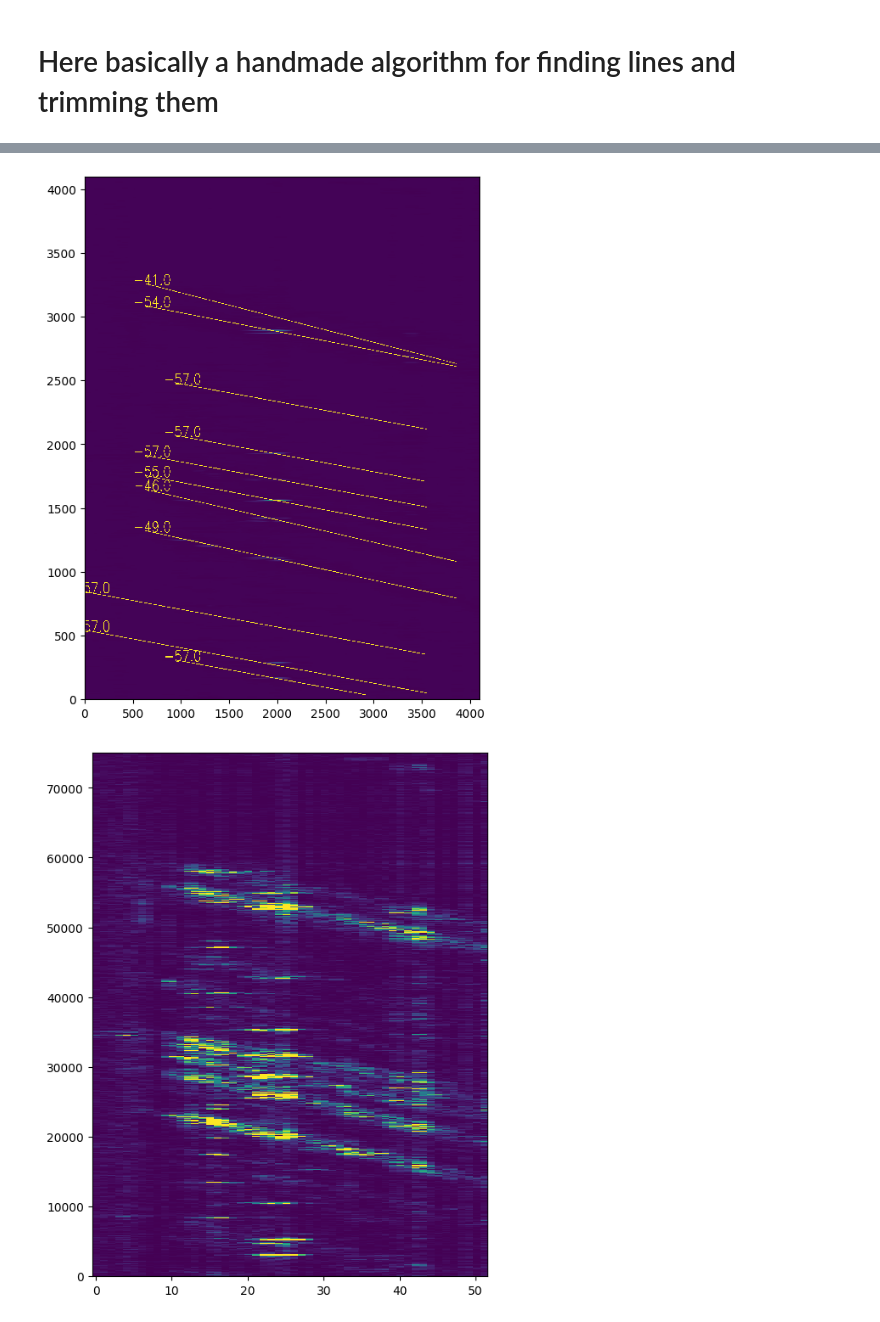
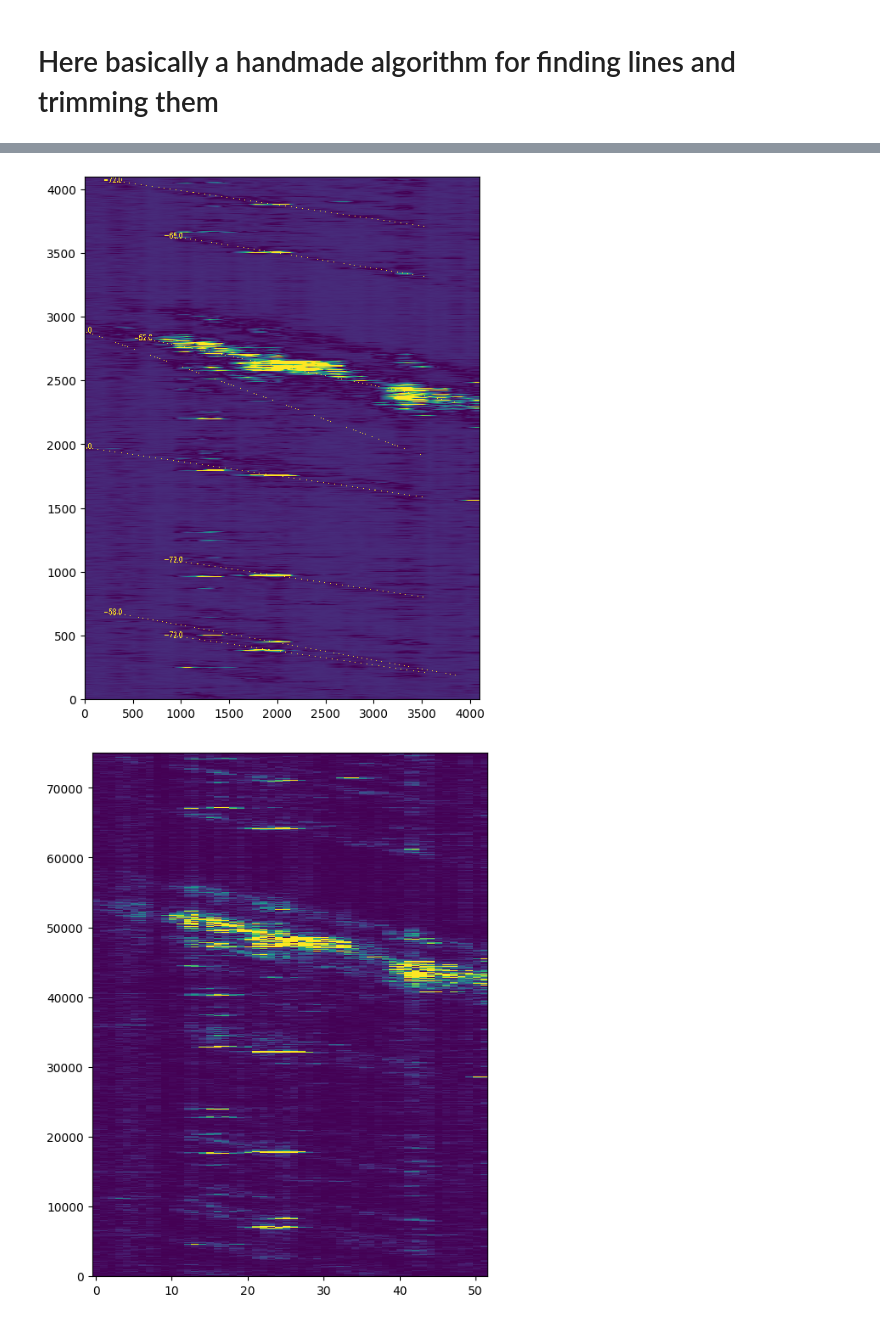
Before and after one commit to Petrerer/cv_project1, a Jupyter notebook: custom_alorithm.ipynb, the cells around one changed output, grey strips where cells are left out. Drawn from its saved outputs; the diff is of its cells as text; code cells hidden in the pictures.

```diff
--- a/custom_alorithm.ipynb
+++ b/custom_alorithm.ipynb
@@ -43,10 +43,11 @@ time_d = dt
 
 data = []
 first_filename = files[0]
-start = files.index('20240507\\092152.npy') + 100
-end = files.index('20240507\\092342.npy') + 100
-# start = files.index('20240507\\092152.npy') + 10
-# end = files.index('20240507\\092342.npy') + 100
+# start = files.index('20240507\\092152.npy')
+# end = files.index('20240507\\092342.npy')
+start = files.index('20240507\\093052.npy')
+end = files.index('20240507\\093242.npy')
+
 for file in files[start:end+1]:
    print(f'Loading file: {file}')
    data.append(np.load(file))
@@ -57,6 +58,7 @@ index = pd.date_range(start=time_start, periods=len(data), freq=f'{dt}s')
 
 columns = np.arange(len(data[0])) * dx
 
+print(columns)
 
 df = pd.DataFrame(data=data, index=index, columns=columns)
 df.shape
@@ -237,5 +244,5 @@ print(np.max(reverted_df),np.min(reverted_df),np.mean(reverted_df))
 # %%
-def detect_vehicles(df, debug=True):
+def detect_vehicles(df, debug=False):
     copy = df.copy()
 
     df_vehicles = pd.DataFrame(copy, index=df.index, columns=df.columns)
@@ -270,6 +277,6 @@ def detect_vehicles(df, debug=True):
         visualize_df(copy, fs=(6,8))
     return centers
 
-vehicle_positions = detect_vehicles(df)
+vehicle_positions = detect_vehicles(reverted_df)
 print(vehicle_positions)
 # %% [output]
@@ -330,7 +336,7 @@ def do_intersect(line1, line2, lengthen=5):
 
     return 0 <= t <= 1 and 0 <= u <= 1
 # %%
-def custom_line_classification(img, positions, resolution, slope_ranges = [(1000,100000),(-100000,-1000)], width_resolution = 3,min_width=5, th_m=3, threshold_line=0.0):
+def custom_line_classification(img, positions, resolution, slope_ranges = [(1000,100000),(-100000,-1000)], width_resolution = 3,min_width=5, th_m=1, threshold_line=0.0):
     if type(img) is pd.DataFrame:
         img = img.values
 
@@ -339,6 +345,8 @@ def custom_line_classification(img, positions, resolution, slope_ranges = [(1000
 
     scores = {}
     slopes = generate_slopes(slope_ranges, resolution_per_range=resolution//len(slope_ranges))
+    # print(1/slopes[0] * distance_d / time_d * 3.6)
+    # print(1/slopes[-1] * distance_d / time_d * 3.6)
     final_lines = []
     positions = sorted(positions, key=lambda x: x[1], reverse=True)
     for i, (position, thickness) in enumerate(positions):
@@ -347,7 +355,6 @@ def custom_line_classification(img, positions, resolution, slope_ranges = [(1000
         x,y = position
         for slope in slopes:
             y_0 = int(y - slope * x)
-
             do_intersected = False
             for line in final_lines:
                 if do_intersect((0, y_0, img.shape[1], y_0 + slope * img.shape[1]),
@@ -388,10 +395,10 @@ def custom_line_classification(img, positions, resolution, slope_ranges = [(1000
         if lines == []:
             continue
         best_line = max(lines, key=lambda x: x[0])
-        print("Best line for vehicle at position", position, "with thickness", thickness, ":", score)
+        # print("Best line for vehicle at position", position, "with thickness", thickness, ":", score)
         # print(np.round((i+1)/len(positions)*100, 2), "%", end='\r')
         if score>threshold_line:
             final_lines.append(best_line)
     return final_lines
 # %%
-ls = custom_line_classification(reverted_df, vehicle_positions, resolution=100, slope_ranges = [(200,400),(-400,-200)], width_resolution=4,min_width=15, threshold_line = 0.002)
+ls = custom_line_classification(reverted_df, vehicle_positions, resolution=100, slope_ranges = [(160,400),(-400,-160)], width_resolution=4,min_width=15, threshold_line = 0.002)
@@ -410,20 +405,20 @@ Best line for vehicle at position (25, 10433) with thickness 414 : 0.0024861065
 # %%
 hx = 4096
 hy = 4096
 dx = reverted_df.shape[1] / hx
 dy = reverted_df.shape[0] / hy
 final_img = cv2.resize(np.abs(reverted_df.values), (hx, hy), interpolation=cv2.INTER_LINEAR)
 final_img = cv2.normalize(final_img, None, alpha=0, beta=255, norm_type=cv2.NORM_MINMAX, dtype=cv2.CV_32F)
 for line in ls:
     score, (x1, y1), (x2, y2) = line
-    cv2.line(final_img, (int(x1/dx), int(y1/dy)), (int(x2/dx), int(y2/dy)), int(final_img.max()), 4)
+    cv2.line(final_img, (int(x1/dx), int(y1/dy)), (int(x2/dx), int(y2/dy)), int(final_img.max()), 1)
 
     final_img = cv2.flip(final_img, 0)
     speed =np.round((x2 - x1) * distance_d / ((y2 - y1) * time_d) * 3.6)
-    cv2.putText(final_img, str(speed), (int(x1/dx)-120, hx-int(y1/dy)+10), cv2.FONT_HERSHEY_SIMPLEX, 4, int(final_img.max()), 5, cv2.LINE_AA)
+    cv2.putText(final_img, str(speed), (int(x1/dx)-120, hx-int(y1/dy)+10), cv2.FONT_HERSHEY_SIMPLEX, 2, int(final_img.max()), 5, cv2.LINE_AA)
     final_img = cv2.flip(final_img, 0)
 visualize_df(final_img, fs=(6,8))
 visualize_df(reverted_df, fs=(6,8))
 # %% [output]
-[figure, old version]
+[figure, new version]
-[figure, old version]
+[figure, new version]
```
Also changed, not shown: parts of 10 cells of this notebook.
